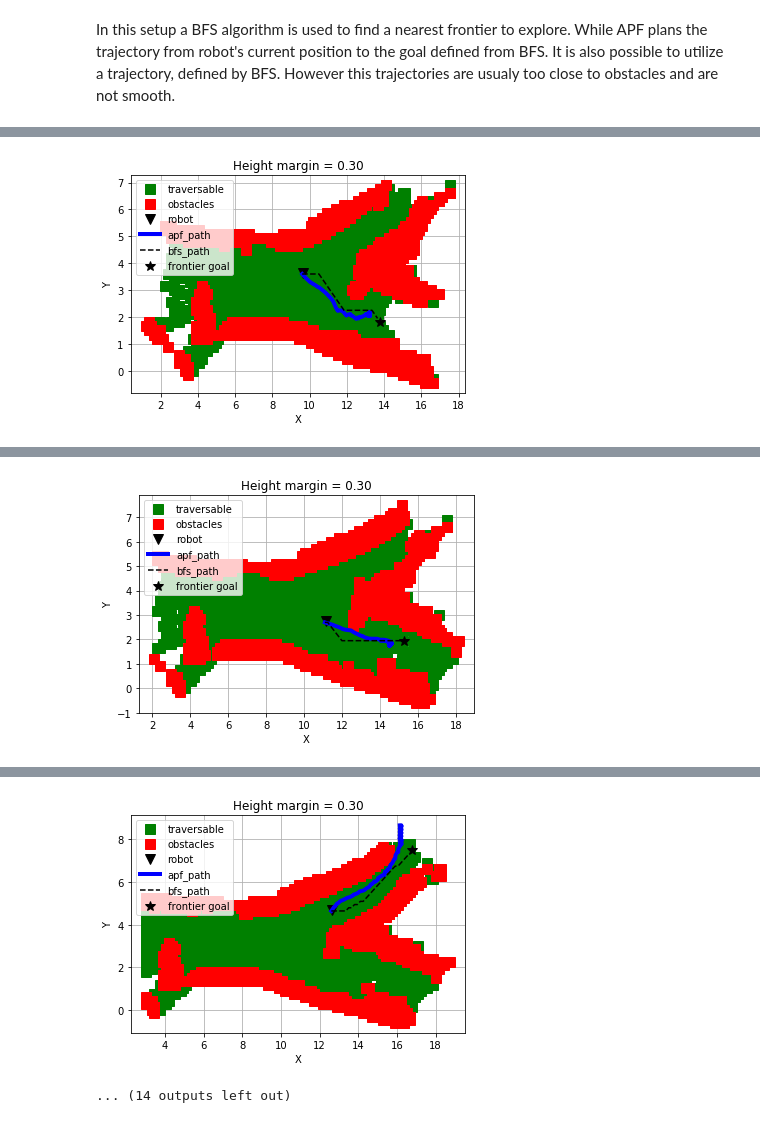
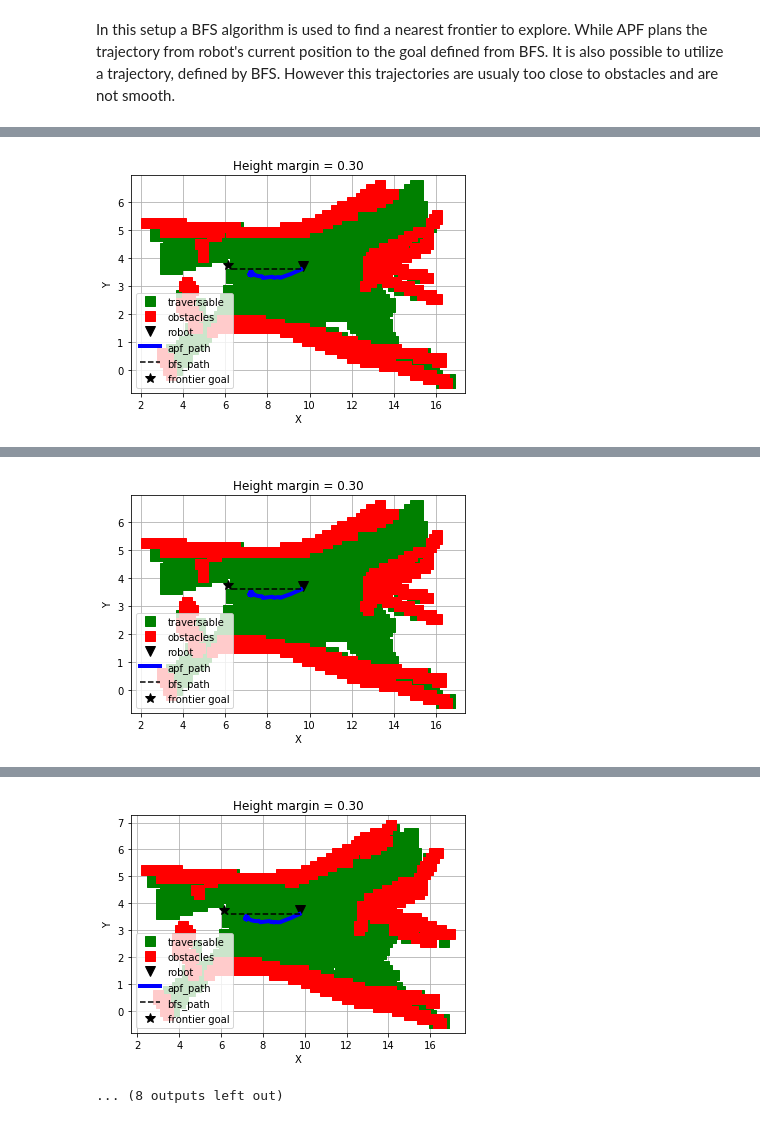
Before and after one commit to ctu-vras/trajectory_optimization, a Jupyter notebook: src/planning.ipynb, the cells around one changed output, grey strips where cells are left out. Drawn from its saved outputs; the diff is of its cells as text; code cells hidden in the pictures.

```diff
--- a/src/planning.ipynb
+++ b/src/planning.ipynb
@@ -55,7 +55,7 @@ x_max = np.max(elev_map[:, 0])
 y_min = np.min(elev_map[:, 1])
 y_max = np.max(elev_map[:, 1])
 
-grid, elev_grid = create_grid(elev_map, map_res, margin, safety_distance, unexplored_value)
+grid, elev_grid = create_grid(elev_map, robot_pose[2], map_res, margin, safety_distance, unexplored_value)
 robot_grid_pose = (robot_pose - [x_min, y_min, 0]) // map_res
 
 plt.imshow(grid, cmap='gray')
@@ -113,7 +113,7 @@ if len(path)>0: path_smoothed = smooth_path(path, vis=True)
 # %%
 import time
 tic = time.time()
-grid, elev_grid = create_grid(elev_map, map_res, margin, safety_distance, unexplored_value)
+grid, elev_grid = create_grid(elev_map, robot_pose[2], map_res, margin, safety_distance, unexplored_value)
 
 # define start on a grid
 robot_grid_pose = (robot_pose - [np.min(elev_map[:, 0]), np.min(elev_map[:, 1]), 0]) // map_res
@@ -179,7 +177,7 @@ path = np.array(path)
 # %% [markdown]
 ### Try different configurations
 # %%
-for ind in range(6, 9):
+for ind in range(25, 35):
     # read data
     elev_map = np.load('./data/elev_map{}.npy'.format(ind))
     dynamic_pc = np.load('./data/dynamic_pc{}.npy'.format(ind))
@@ -187,7 +185,7 @@ for ind in range(6, 9):
     # elev_map = dynamic_pc
 
     tic = time.time()
-    grid, elev_grid = create_grid(elev_map, map_res, margin, safety_distance, unexplored_value)
+    grid, elev_grid = create_grid(elev_map, robot_pose[2], map_res, margin, safety_distance, unexplored_value)
     x_min, y_min = np.min(elev_map[:, 0]), np.min(elev_map[:, 1])
 
     # define start on a grid
@@ -205,9 +203,10 @@ for ind in range(6, 9):
 
     # visualize everithing
     X = elev_map[:,0]; Y = elev_map[:,1]; Z = elev_map[:,2]
+    dZ = Z - robot_pose[2]
     plt.figure(figsize=(int(np.max(X)-np.min(X)), int(np.max(Y)-np.min(Y))))
-    plt.plot(X[Z<=margin], Y[Z<=margin], 's', color='green', label='traversable', markersize=10)
-    plt.plot(X[Z>margin], Y[Z>margin], 's', color='red', label='obstacles', markersize=10)
+    plt.plot(X[dZ<=margin], Y[dZ<=margin], 's', color='green', label='traversable', markersize=10)
+    plt.plot(X[dZ>margin], Y[dZ>margin], 's', color='red', label='obstacles', markersize=10)
     plt.plot(robot_pose[0], robot_pose[1], 'v', color='k', markersize=10, label='robot')
     plt.plot(path[:,0], path[:,1], color='b', linewidth=4, label='path')
 
@@ -257,9 +265,10 @@ path_map = apf_path_to_map(path_grid, elev_map, elev_grid, map_res)
 
 # visualize everithing
 X = elev_map[:,0]; Y = elev_map[:,1]; Z = elev_map[:,2]
+dZ = Z-robot_pose[2]
 plt.figure(figsize=(int(np.max(X)-np.min(X)), int(np.max(Y)-np.min(Y))))
-plt.plot(X[Z<=margin], Y[Z<=margin], 's', color='green', label='traversable', markersize=10)
-plt.plot(X[Z>margin], Y[Z>margin], 's', color='red', label='obstacles', markersize=10)
+plt.plot(X[dZ<=margin], Y[dZ<=margin], 's', color='green', label='traversable', markersize=10)
+plt.plot(X[dZ>margin], Y[dZ>margin], 's', color='red', label='obstacles', markersize=10)
 plt.plot(robot_pose[0], robot_pose[1], 'v', color='k', markersize=10, label='robot')
 path_map = np.array(path_map)
 plt.plot(path_map[:,0], path_map[:,1], color='b', linewidth=4, label='path')
@@ -285,7 +294,7 @@ def grid_to_map(point, elev_map, elev_grid, map_res=0.15):
     z = elev_grid[i, j]
     return (np.array(point)*map_res+[x_min, y_min]).tolist() + [z]
 # %%
-for ind in range(6, 19):
+for ind in range(25, 35):
     # read data
     elev_map = np.load('./data/elev_map{}.npy'.format(ind))
     dynamic_pc = np.load('./data/dynamic_pc{}.npy'.format(ind))
@@ -293,7 +302,8 @@ for ind in range(6, 19):
     # elev_map = dynamic_pc
 
     tic = time.time()
-    grid, elev_grid = create_grid(elev_map, map_res=map_res,
+    grid, elev_grid = create_grid(elev_map, robot_pose[2],
+                                  map_res=map_res,
                                   safety_distance=safety_distance,
                                   margin=margin,
                                   unexplored_value=unexplored_value)
@@ -318,9 +328,10 @@ for ind in range(6, 19):
 
     # visualize everithing
     X = elev_map[:,0]; Y = elev_map[:,1]; Z = elev_map[:,2]
+    dZ = Z - robot_pose[2]
     #plt.figure(figsize=(int(np.max(X)-np.min(X)), int(np.max(Y)-np.min(Y))))
-    plt.plot(X[Z<=margin], Y[Z<=margin], 's', color='green', label='traversable', markersize=10)
-    plt.plot(X[Z>margin], Y[Z>margin], 's', color='red', label='obstacles', markersize=10)
+    plt.plot(X[dZ<=margin], Y[dZ<=margin], 's', color='green', label='traversable', markersize=10)
+    plt.plot(X[dZ>margin], Y[dZ>margin], 's', color='red', label='obstacles', markersize=10)
     plt.plot(robot_pose[0], robot_pose[1], 'v', color='k', markersize=10, label='robot')
     path = np.array(apf_path)
     plt.plot(path[:,0], path[:,1], color='b', linewidth=4, label='apf_path')
@@ -350,2 +360,2 @@ Path planning took 0.24204373359680176 sec
-[figure, old version]
+[figure, new version]
 BFS: found a frontier
@@ -353,2 +363,2 @@ Path planning took 0.2617766857147217 sec
-[figure, old version]
+[figure, new version]
 BFS: found a frontier
@@ -356,2 +366,2 @@ Path planning took 0.2752971649169922 sec
-[figure, old version]
+[figure, new version]
-... (14 outputs left out)
+... (8 outputs left out)
```
Also changed, not shown: parts of 13 cells of this notebook, 5 other files.
